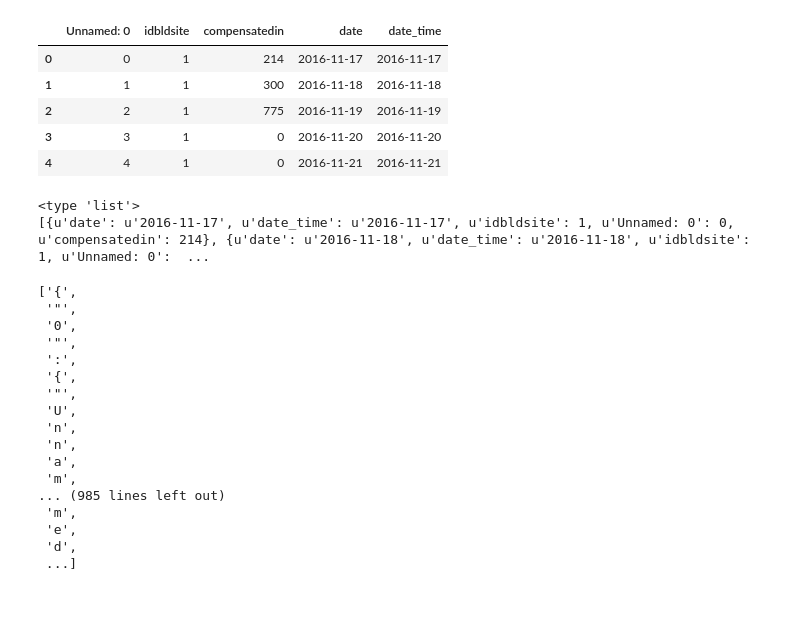
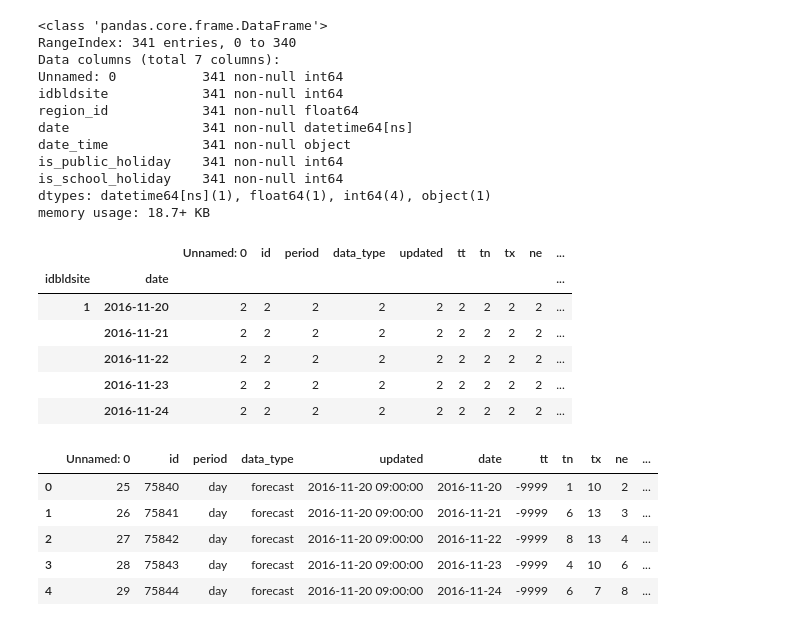
Before and after one commit to clementlefevre/dilax, a Jupyter notebook: prediction/Untitled.ipynb, the cells around one changed output. Drawn from its saved outputs; the diff is of its cells as text; code cells hidden in the pictures.

Commit message:
Fix weather forecast merging

```diff
--- a/prediction/Untitled.ipynb
+++ b/prediction/Untitled.ipynb
@@ -2,40 +2,43 @@
 import pandas as pd
 
 import json
-# %%
-df_counts = pd.read_csv("counts.csv",sep=";")
-df_counts.head()
-# %% [output]
-|  | Unnamed: 0 | idbldsite | compensatedin | date | date_time |
-| 0 | 0 | 1 | 214 | 2016-11-17 | 2016-11-17 |
-| 1 | 1 | 1 | 300 | 2016-11-18 | 2016-11-18 |
-| 2 | 2 | 1 | 775 | 2016-11-19 | 2016-11-19 |
-| 3 | 3 | 1 | 0 | 2016-11-20 | 2016-11-20 |
-| 4 | 4 | 1 | 0 | 2016-11-21 | 2016-11-21 |
-# %%
-json_ = df_counts.head().to_json(orient = 'records')
-json_array = json.loads(json_)
-print type(json_array)
-print json_array
-# %% [output]
-<type 'list'>
-[{u'date': u'2016-11-17', u'date_time': u'2016-11-17', u'idbldsite': 1, u'Unnamed: 0': 0, u'compensatedin': 214}, {u'date': u'2016-11-18', u'date_time': u'2016-11-18', u'idbldsite': 1, u'Unnamed: 0':  ...
+# %%
+df_left = pd.read_csv('merged_forecasts.csv',sep=";",parse_dates=['date'])
+df_right = pd.read_csv('weather_day_forecasts.csv',sep=';',parse_dates=['date','updated'])
+# %%
+df_left.info()
+# %% [output]
+<class 'pandas.core.frame.DataFrame'>
+RangeIndex: 341 entries, 0 to 340
+Data columns (total 7 columns):
+Unnamed: 0           341 non-null int64
+idbldsite            341 non-null int64
+region_id            341 non-null float64
+date                 341 non-null datetime64[ns]
+date_time            341 non-null object
+is_public_holiday    341 non-null int64
+is_school_holiday    341 non-null int64
+dtypes: datetime64[ns](1), float64(1), int64(4), object(1)
+memory usage: 18.7+ KB
+# %%
+groupy = df_right.groupby(['idbldsite','date']).count()
 # %%
+
+groupy.head()
 # %% [output]
-['{',
- '"',
- '0',
- '"',
- ':',
- '{',
- '"',
- 'U',
- 'n',
- 'n',
- 'a',
- 'm',
-... (985 lines left out)
- 'm',
- 'e',
- 'd',
- ...]
+|  |  | Unnamed: 0 | id | period | data_type | updated | tt | tn | tx | ne | ... |
+| idbldsite | date |  |  |  |  |  |  |  |  |  | ... |
+| 1 | 2016-11-20 | 2 | 2 | 2 | 2 | 2 | 2 | 2 | 2 | 2 | ... |
+|  | 2016-11-21 | 2 | 2 | 2 | 2 | 2 | 2 | 2 | 2 | 2 | ... |
+|  | 2016-11-22 | 2 | 2 | 2 | 2 | 2 | 2 | 2 | 2 | 2 | ... |
+|  | 2016-11-23 | 2 | 2 | 2 | 2 | 2 | 2 | 2 | 2 | 2 | ... |
+|  | 2016-11-24 | 2 | 2 | 2 | 2 | 2 | 2 | 2 | 2 | 2 | ... |
+# %%
+df_right.head()
+# %% [output]
+|  | Unnamed: 0 | id | period | data_type | updated | date | tt | tn | tx | ne | ... |
+| 0 | 25 | 75840 | day | forecast | 2016-11-20 09:00:00 | 2016-11-20 | -9999 | 1 | 10 | 2 | ... |
+| 1 | 26 | 75841 | day | forecast | 2016-11-20 09:00:00 | 2016-11-21 | -9999 | 6 | 13 | 3 | ... |
+| 2 | 27 | 75842 | day | forecast | 2016-11-20 09:00:00 | 2016-11-22 | -9999 | 8 | 13 | 4 | ... |
+| 3 | 28 | 75843 | day | forecast | 2016-11-20 09:00:00 | 2016-11-23 | -9999 | 4 | 10 | 6 | ... |
+| 4 | 29 | 75844 | day | forecast | 2016-11-20 09:00:00 | 2016-11-24 | -9999 | 6 | 7 | 8 | ... |
```
Also changed, not shown: parts of 4 cells of this notebook, 27 other files.
